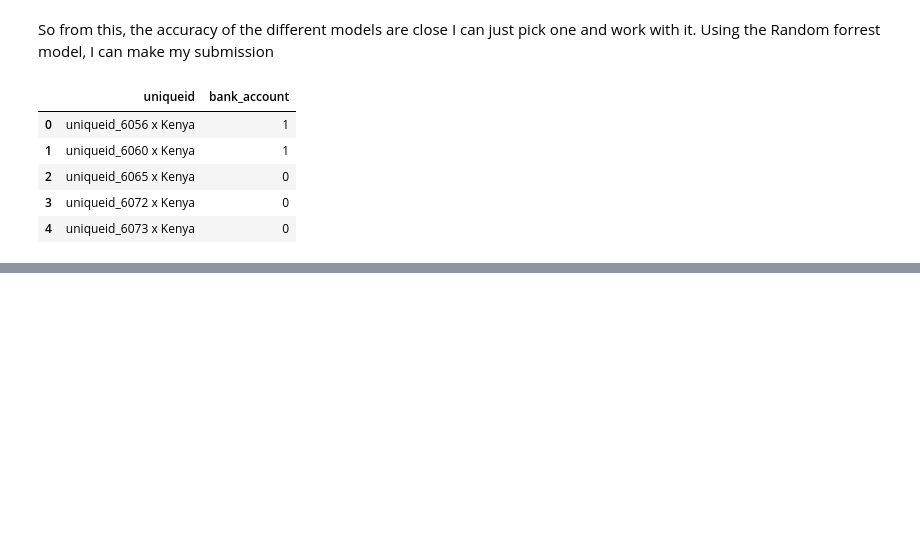
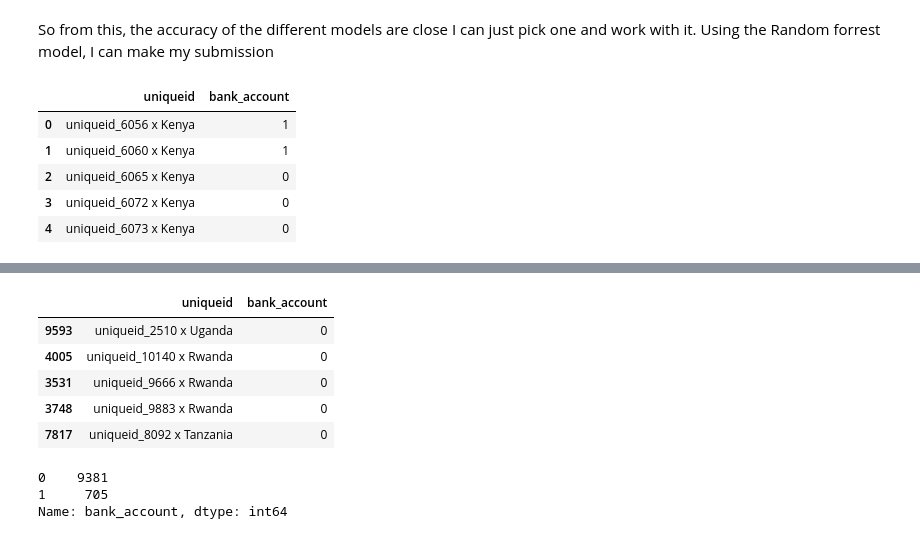
Before and after one commit to ladiposamuel/financial-inclusion-in-africa, a Jupyter notebook: ML model.ipynb, the cells around one changed output, grey strips where cells are left out. Cells and saved outputs as stored; diff of their text form; code cells hidden in the pictures; blank space fills up the shorter version.

```diff
--- a/ML model.ipynb
+++ b/ML model.ipynb
@@ -274,0 +415,9 @@ submission.to_csv('first_submission.csv', index = False)
+# %%
+# Get the predicted result for the test Data
+xgb_test_data = processed_test_data[['location_type', 'cellphone_access', 'household_size', 'age_of_respondent',
+                            'gender_of_respondent', 'relationship_with_head', 'marital_status', 'education_level', 'job_type']]
+test_df['bank_account'] = best_xgb_model.predict(xgb_test_data)
+# %%
+# Create submission DataFrame
+submission2 = pd.DataFrame({"uniqueid": test_df["uniqueid"] + " x " + test_df["country"],
+                           "bank_account": test_df.bank_account})
@@ -274,0 +433,15 @@ submission.to_csv('first_submission.csv', index = False)
+# %%
+submission2.sample(5)
+# %% [output]
+|  | uniqueid | bank_account |
+| 9593 | uniqueid_2510 x Uganda | 0 |
+| 4005 | uniqueid_10140 x Rwanda | 0 |
+| 3531 | uniqueid_9666 x Rwanda | 0 |
+| 3748 | uniqueid_9883 x Rwanda | 0 |
+| 7817 | uniqueid_8092 x Tanzania | 0 |
+# %%
+submission2['bank_account'].value_counts()
+# %% [output]
+0    9381
+1     705
+Name: bank_account, dtype: int64
```
Also changed, not shown: parts of 19 cells of this notebook.
